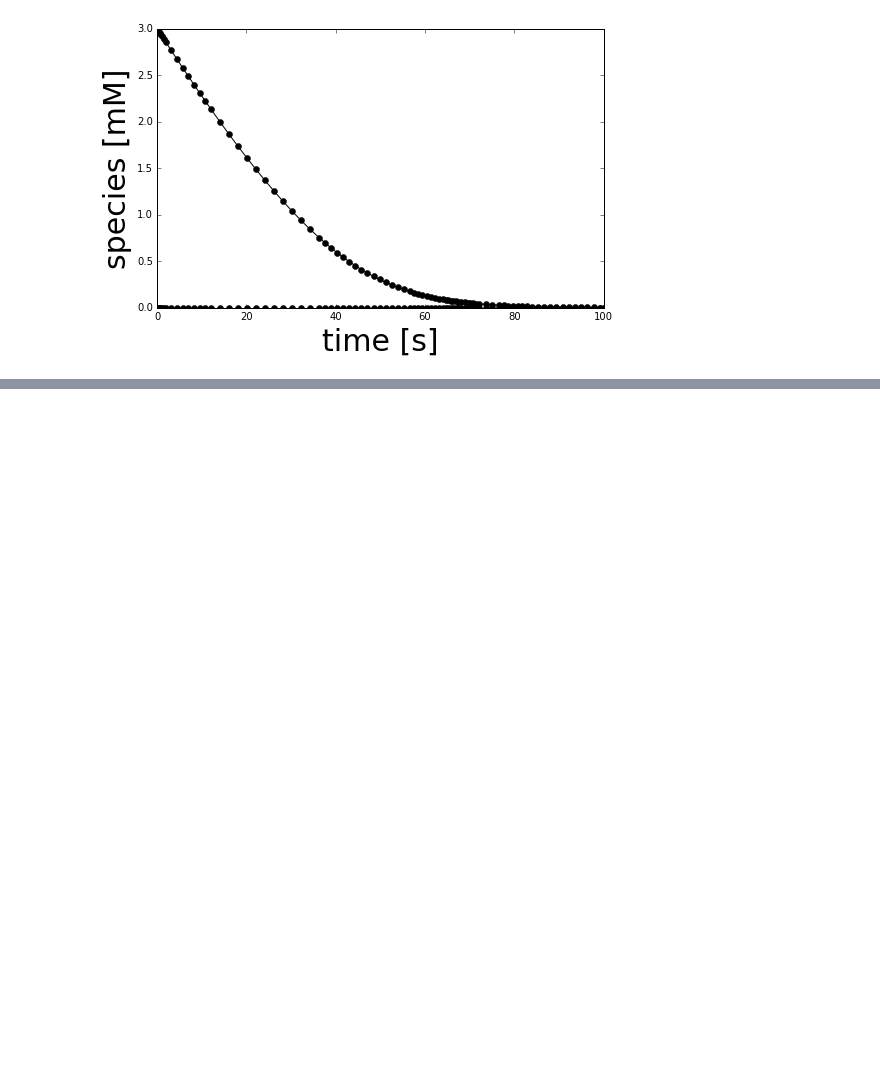
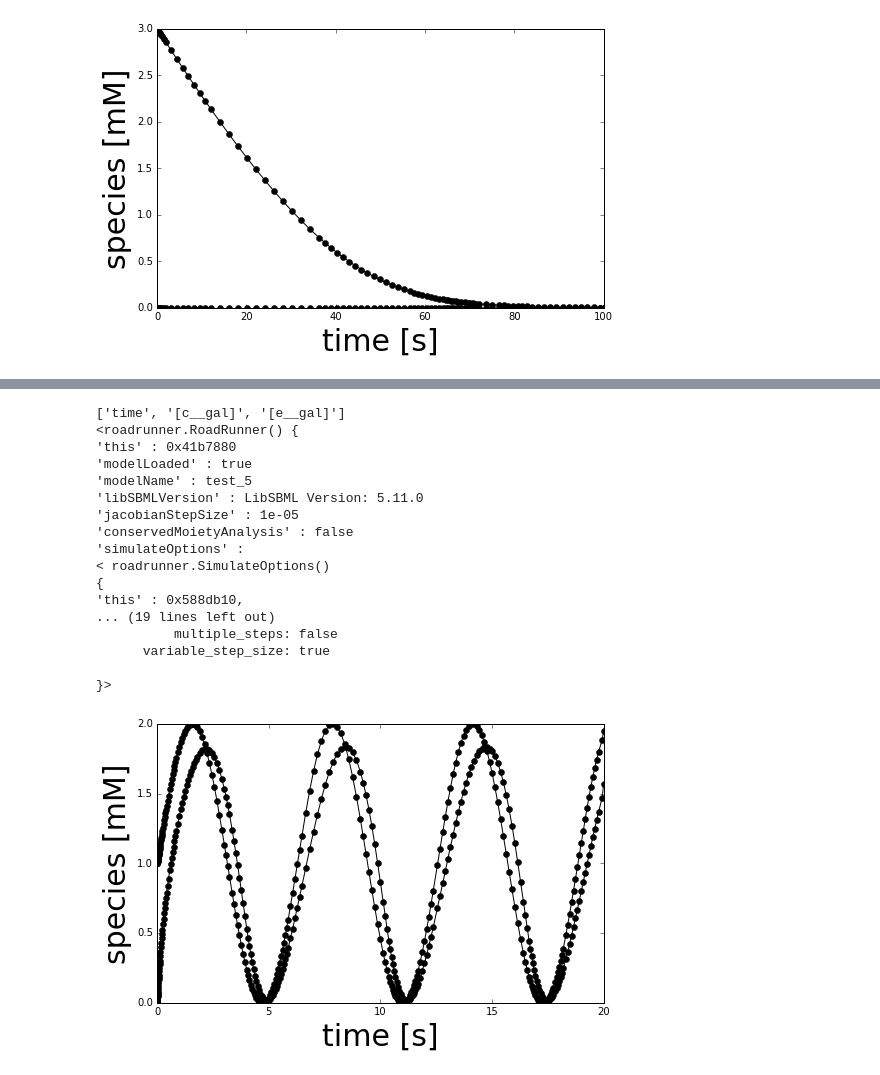
Before and after one commit to jingyayeah/multiscale-galactose, a Jupyter notebook: python/multiscalepy/multiscale/examples/notebook/test_simulation_strategies.ipynb, the cells around one changed output, grey strips where cells are left out. Drawn from its saved outputs; the diff is of its cells as text; code cells hidden in the pictures; blank space fills up the shorter version.

```diff
--- a/python/multiscalepy/multiscale/examples/notebook/test_simulation_strategies.ipynb
+++ b/python/multiscalepy/multiscale/examples/notebook/test_simulation_strategies.ipynb
@@ -460,0 +521,51 @@ The most complex simulation scenario is
+# %%
+def set_settings(r):
+    '''
+    Sets all integrator settings in roadrunner.
+    Necessary after every reload of models.
+    '''
+    # simulation settings
+    absTol = 1E-6
+    relTol = 1E-6
+    # absTol relative to the amounts [fix for roadrunner issue #247]
+    absTol = absTol * min(r.model.getCompartmentVolumes())
+    integrator = r.getIntegrator()
+    integrator.setSetting('stiff', True)
+    integrator.setSetting('absolute_tolerance', absTol)
+    integrator.setSetting('relative_tolerance', relTol)
+    integrator.setSetting('variable_step_size', True)
+
+# ---------------------------------------
+# Model simulation
+# ---------------------------------------
+# time dependent driving function of species with boundaryCondition=true
+import roadrunner
+
+r = roadrunner.RoadRunner("test_5.xml".format(model_id))
+set_settings(r)
+r.selections = ['time'] + \
+        ['[{}]'.format(sid) for sid in r.model.getFloatingSpeciesIds()] + \
+        ['[{}]'.format(sid) for sid in r.model.getBoundarySpeciesIds()]
+print(r.selections)
+print(r)
+s1 = r.simulate(0,20)
+plot_results([s1])
+# %% [output]
+['time', '[c__gal]', '[e__gal]']
+<roadrunner.RoadRunner() {
+'this' : 0x41b7880
+'modelLoaded' : true
+'modelName' : test_5
+'libSBMLVersion' : LibSBML Version: 5.11.0
+'jacobianStepSize' : 1e-05
+'conservedMoietyAnalysis' : false
+'simulateOptions' :
+< roadrunner.SimulateOptions()
+{
+'this' : 0x588db10,
+... (19 lines left out)
+          multiple_steps: false
+      variable_step_size: true
+
+}>
+[figure, added]
```
Also changed, not shown: parts of 4 cells of this notebook, 8 other files.
